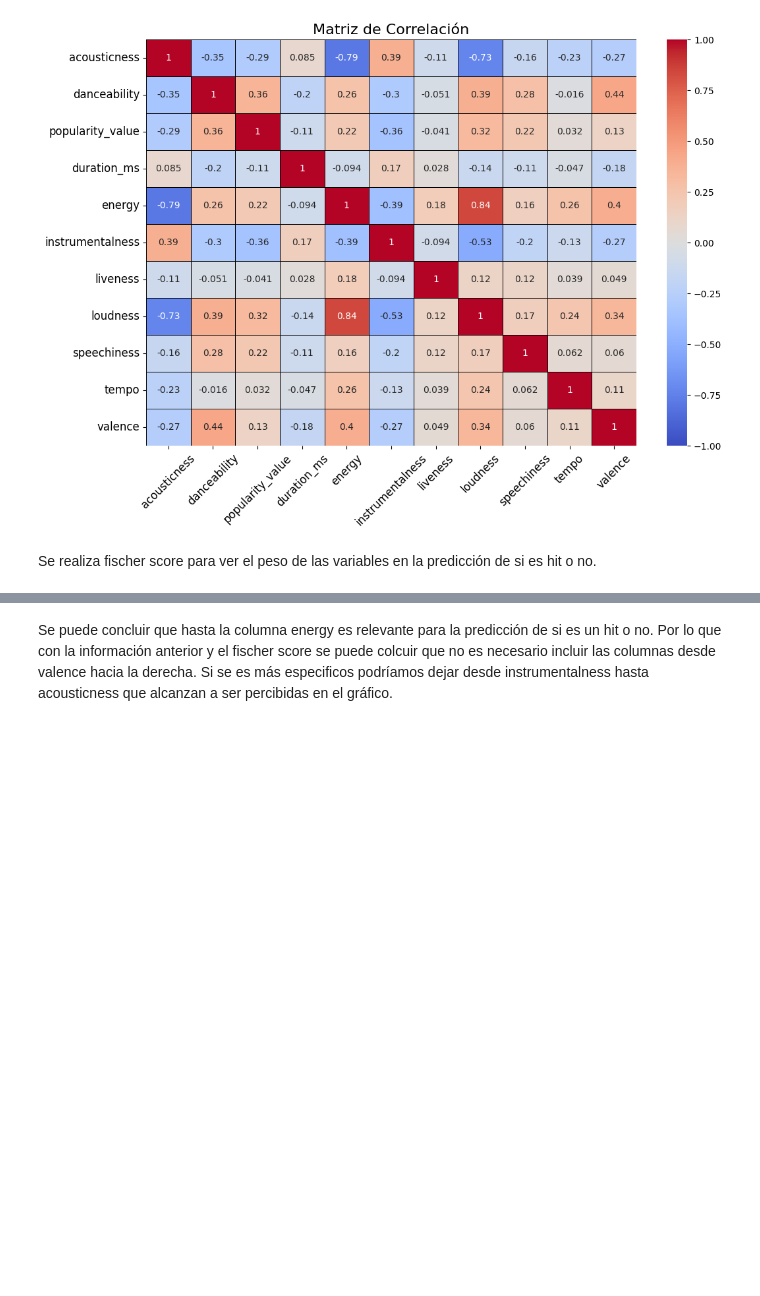
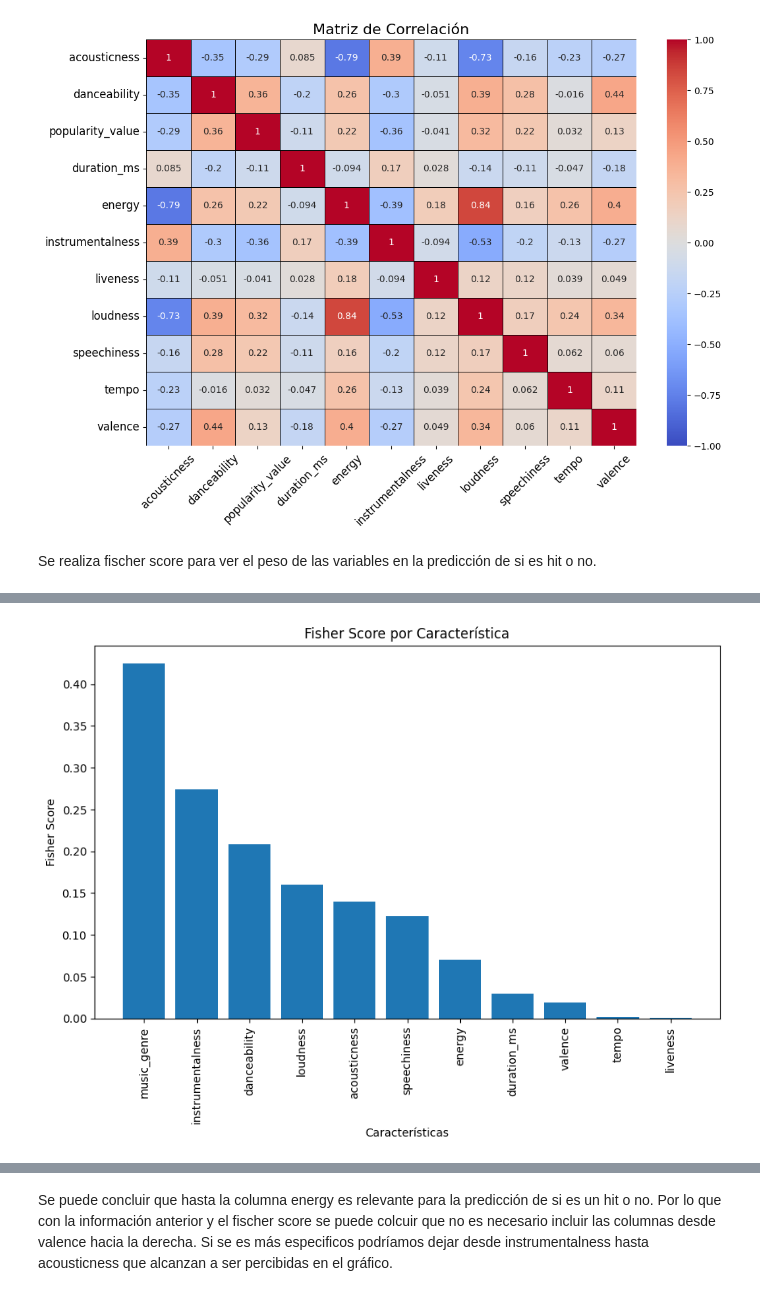
Before and after one commit to taefl/hit-predictor, a Jupyter notebook: E1.ipynb, the cells around one changed output, grey strips where cells are left out. Saved outputs shown, nothing was run; the diff lists cells and outputs as text; code cells hidden in the pictures; blank space fills up the shorter version.

```diff
--- a/E1.ipynb
+++ b/E1.ipynb
@@ -140,10 +169,4 @@ for column in categorical_columns:
 
 label_encoder = LabelEncoder()
 music_genre['music_genre'] = label_encoder.fit_transform(music_genre['music_genre'])
-music_genre['artist_name'] = label_encoder.fit_transform(music_genre['artist_name'])
-music_genre['track_name'] = label_encoder.fit_transform(music_genre['track_name'])
-# %%
-music_genre['artist_name'] = scaler.fit_transform(music_genre[['artist_name']])
-#music_genre['track_name'] = scaler.fit_transform(music_genre[['track_name']])
-#music_genre['music_genre'] = scaler.fit_transform(music_genre[['music_genre']])
 # %%
@@ -207 +276,33 @@ Se realiza fischer score para ver el peso de las variables en la predicción de
+# %%
+# Función para calcular el Fisher Score
+def fisher_score(data, feature, label):
+    # Calcular la media y la varianza de cada característica para cada clase
+    mean_class_0 = np.mean(data[data[label] == False][feature])
+    mean_class_1 = np.mean(data[data[label] == True][feature])
+    var_class_0 = np.var(data[data[label] == False][feature])
+    var_class_1 = np.var(data[data[label] == True][feature])
+    # Calcular el Fisher Score
+    fisher_score = (mean_class_0 - mean_class_1) ** 2 / (var_class_0 + var_class_1)
+    return fisher_score
+
+# Características a evaluar
+features = ['acousticness', 'danceability', 'duration_ms', 'energy', 'instrumentalness',
+            'liveness', 'loudness', 'speechiness', 'tempo', 'valence', 'music_genre']
+
+# Calcular el Fisher Score para cada característica
+fisher_scores = {feature: fisher_score(music_genre, feature, 'hit') for feature in features}
+
+# Ordenar los Fisher Scores
+sorted_fisher_scores = dict(sorted(fisher_scores.items(), key=lambda item: item[1], reverse=True))
+
+# Visualizar los resultados
+plt.figure(figsize=(10, 6))
+plt.bar(sorted_fisher_scores.keys(), sorted_fisher_scores.values())
+plt.xlabel('Características')
+plt.ylabel('Fisher Score')
+plt.title('Fisher Score por Característica')
+plt.xticks(rotation=90)
+plt.show()
+# %% [output]
+[figure, added]
 # %%
```
Also changed, not shown: parts of 26 cells of this notebook.
